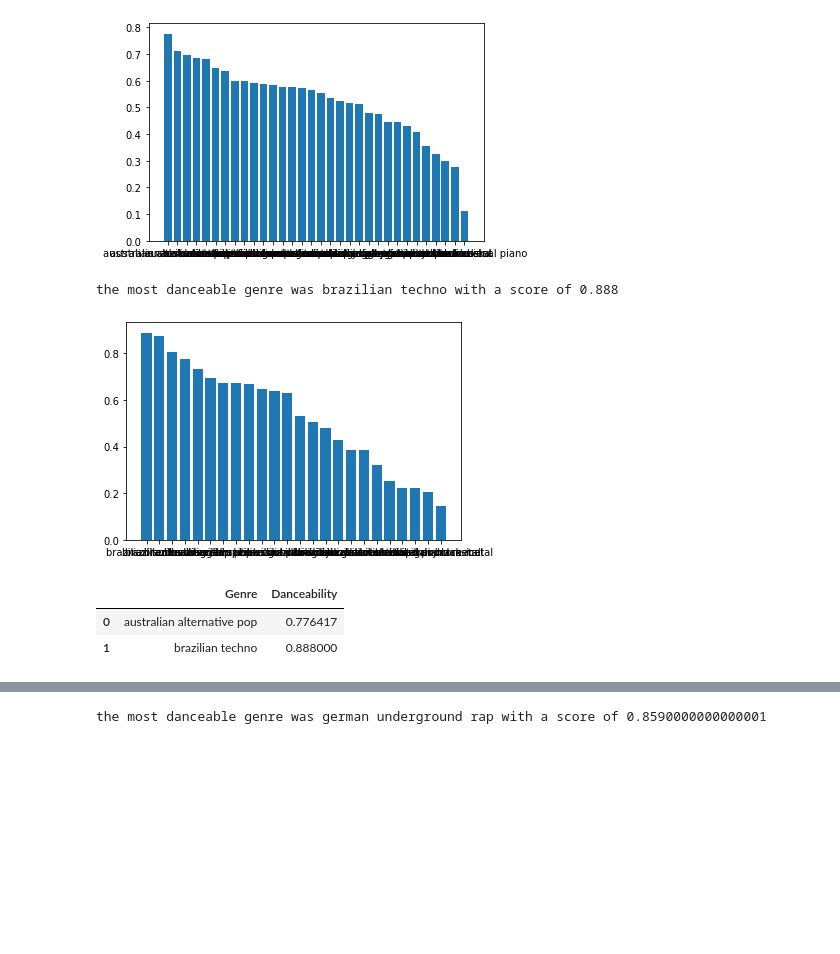
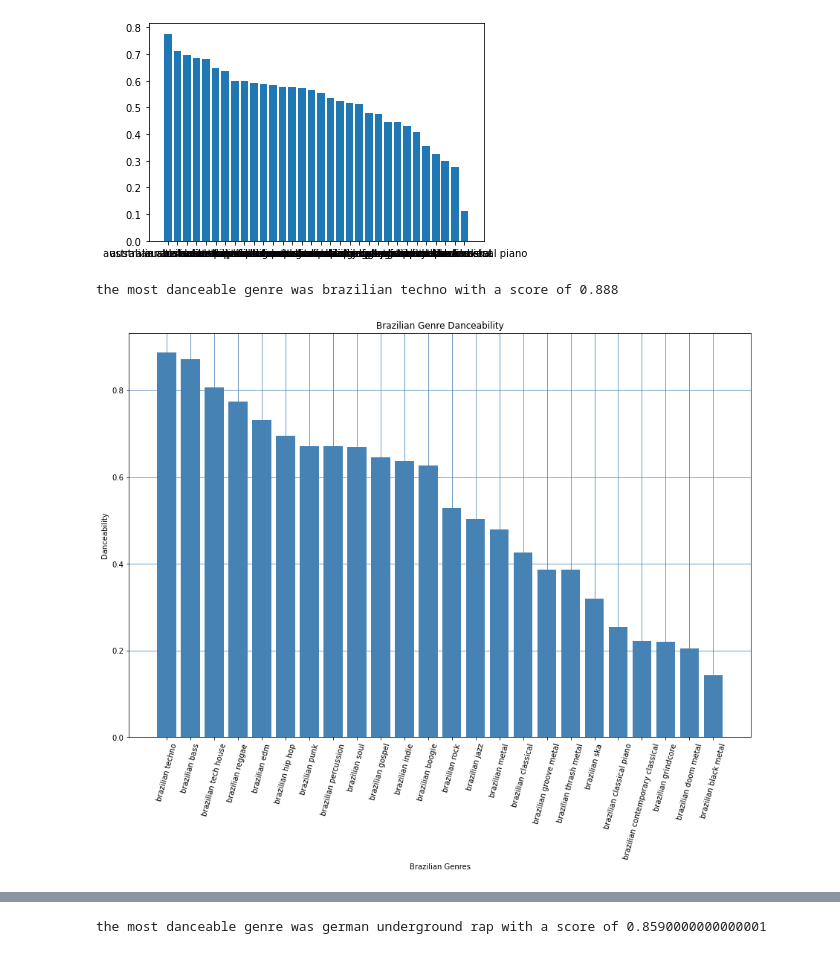
Before and after one commit to collinmpage/NWDS-project-one, a Jupyter notebook: data_visualized.ipynb, the cells around one changed output, grey strips where cells are left out. Cells and saved outputs as stored; diff of their text form; code cells hidden in the pictures; blank space fills up the shorter version.

```diff
--- a/data_visualized.ipynb
+++ b/data_visualized.ipynb
@@ -56,8 +56,7 @@ genre = australia.iat[0,0]
 score = australia.iat[0,2]
 
 #add those to the dataframe
-best_genres['Genre'] = [genre]'Australia', 'Brazil', 'UK', 'Germany', 'France', 'Sweden',
-             'Spain', 'Norway', 'Scotland','Russia','Mexico','Korea','Australia'
+best_genres['Genre'] = [genre]
 best_genres['Danceability'] = [score]
 
 #print the most danceable genre and score
@@ -68,32 +67,35 @@ the most danceable genre was australian alternative pop with a score of 0.776416
 # %%
 #sort highest to lowest for a clean plot and to get the max values
 brazil = brazil.sort_values(by= 'danceability', ascending = False)
 
 #get x and y values
 x = brazil['genres']
 y = brazil['danceability']
 
-#plot bar chart
-plt.bar(x,y)
+#plot bar chartt
+fig1,ax1 = plt.subplots(figsize = (15,10))
+
+plt.bar(x,y, color = 'steelblue')
+plt.grid(color = 'steelblue')
+plt.xticks(rotation = 75)
+plt.xlabel('Brazilian Genres')
+plt.ylabel('Danceability')
+plt.title('Brazilian Genre Danceability')
 
 #find the genre and max danceability scores
 genre = brazil.iat[0,0]
 score = brazil.iat[0,2]
 
 #add those to the dataframe
 best_genres = best_genres.append({'Genre' : genre, 'Danceability' : score}, ignore_index = True)
 
 #print the most danceable genre and score
 print(f"the most danceable genre was {genre} with a score of {score}")
+
+plt.savefig("Brazilian Breakdown.png")
 # %% [output]
 the most danceable genre was brazilian techno with a score of 0.888
-[figure, old version]
+[figure, new version]
-# %%
-best_genres
-# %% [output]
-|  | Genre | Danceability |
-| 0 | australian alternative pop | 0.776417 |
-| 1 | brazilian techno | 0.888000 |
 # %%
 #sort highest to lowest for a clean plot and to get the max values
 british = british.sort_values(by= 'danceability', ascending = False)
```
Also changed, not shown: parts of 6 cells of this notebook, 4 other files.
